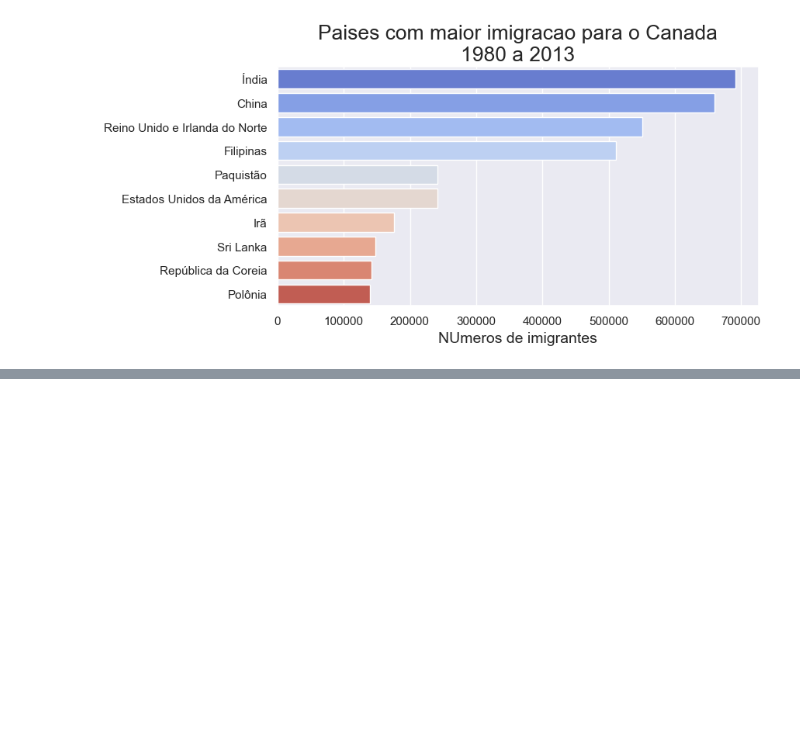
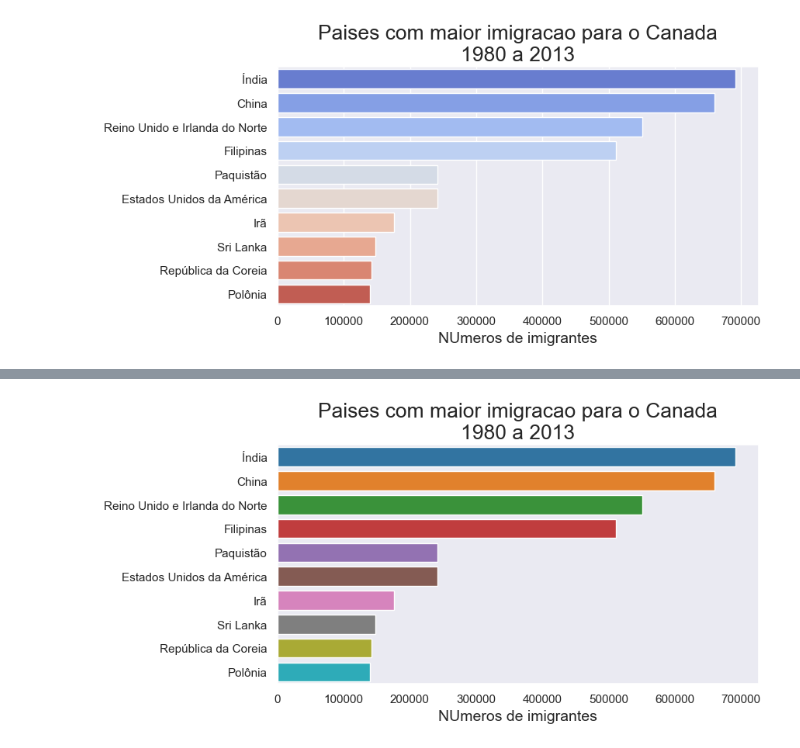
Before and after one commit to th1ago/Data_Science, a Jupyter notebook: Data Visualization/Analise_de_tendencias_de_imigracao_Brasil.ipynb, the cells around one changed output, grey strips where cells are left out. Cells and saved outputs as stored; diff of their text form; code cells hidden in the pictures; blank space fills up the shorter version.

```diff
--- a/Data Visualization/Analise_de_tendencias_de_imigracao_Brasil.ipynb
+++ b/Data Visualization/Analise_de_tendencias_de_imigracao_Brasil.ipynb
@@ -422,0 +429,6 @@ gerar_grafico_paleta('coolwarm')
+# %%
+# alterando o fundo
+sns.set_theme(style='dark')
+gerar_grafico_paleta('tab10')
+# %% [output]
+[figure, added]
```
Also changed, not shown: parts of 6 cells of this notebook.
